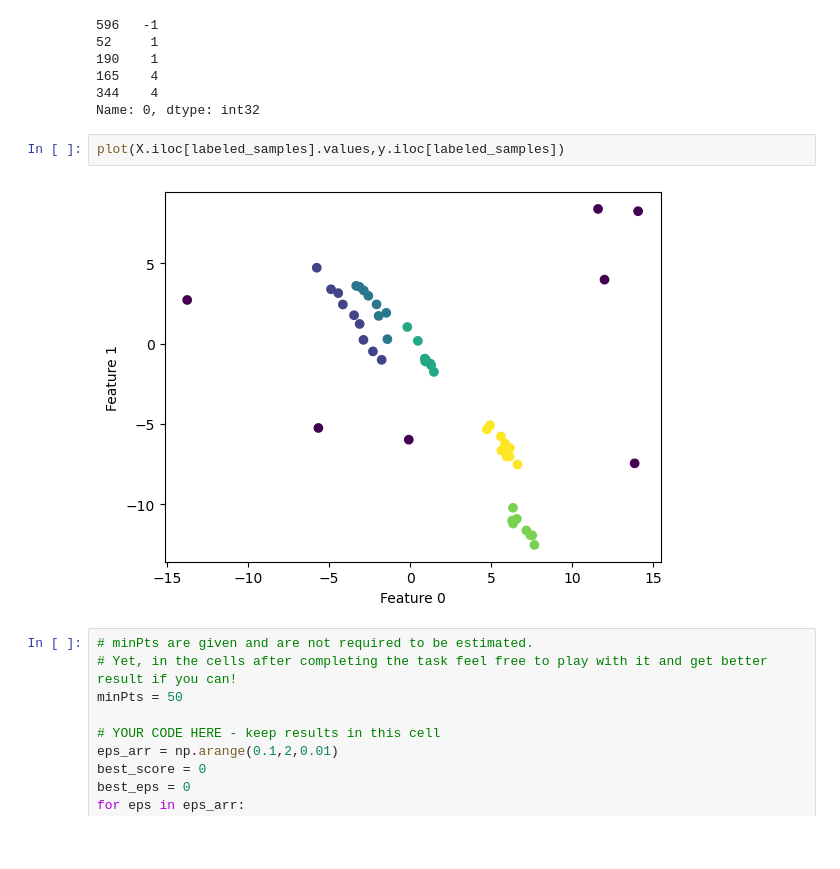
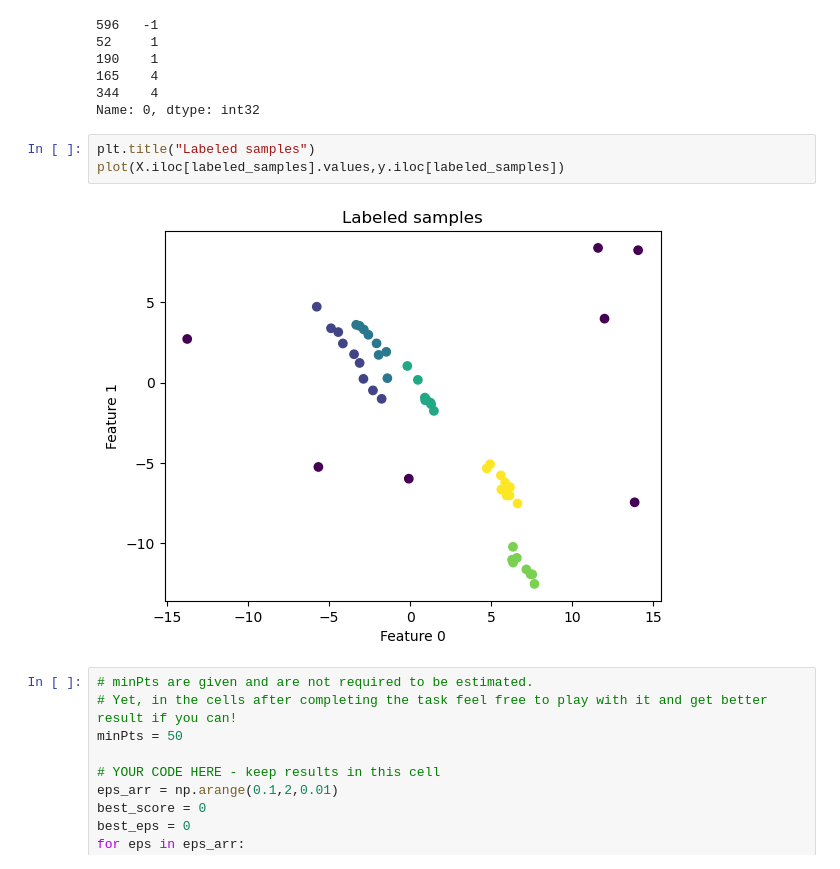
Before and after one commit to tryko/y_data_Itay_asaf_, a Jupyter notebook: Unsupervised_Learning/week_2/HW2 - hier and dbscan_Itay.ipynb, the cells around one changed output. Saved outputs shown, nothing was run; the diff lists cells and outputs as text; blank space fills up the shorter version.

```diff
--- a/Unsupervised_Learning/week_2/HW2 - hier and dbscan_Itay.ipynb
+++ b/Unsupervised_Learning/week_2/HW2 - hier and dbscan_Itay.ipynb
@@ -387,9 +356,10 @@ y.iloc[labeled_samples,0].head()
 344    4
 Name: 0, dtype: int32
 # %%
+plt.title("Labeled samples")
 plot(X.iloc[labeled_samples].values,y.iloc[labeled_samples])
 # %% [output]
-[figure, old version]
+[figure, new version]
 # %%
 # minPts are given and are not required to be estimated.
 # Yet, in the cells after completing the task feel free to play with it and get better result if you can!
```
Also changed, not shown: parts of 6 cells of this notebook, 2 other files.
